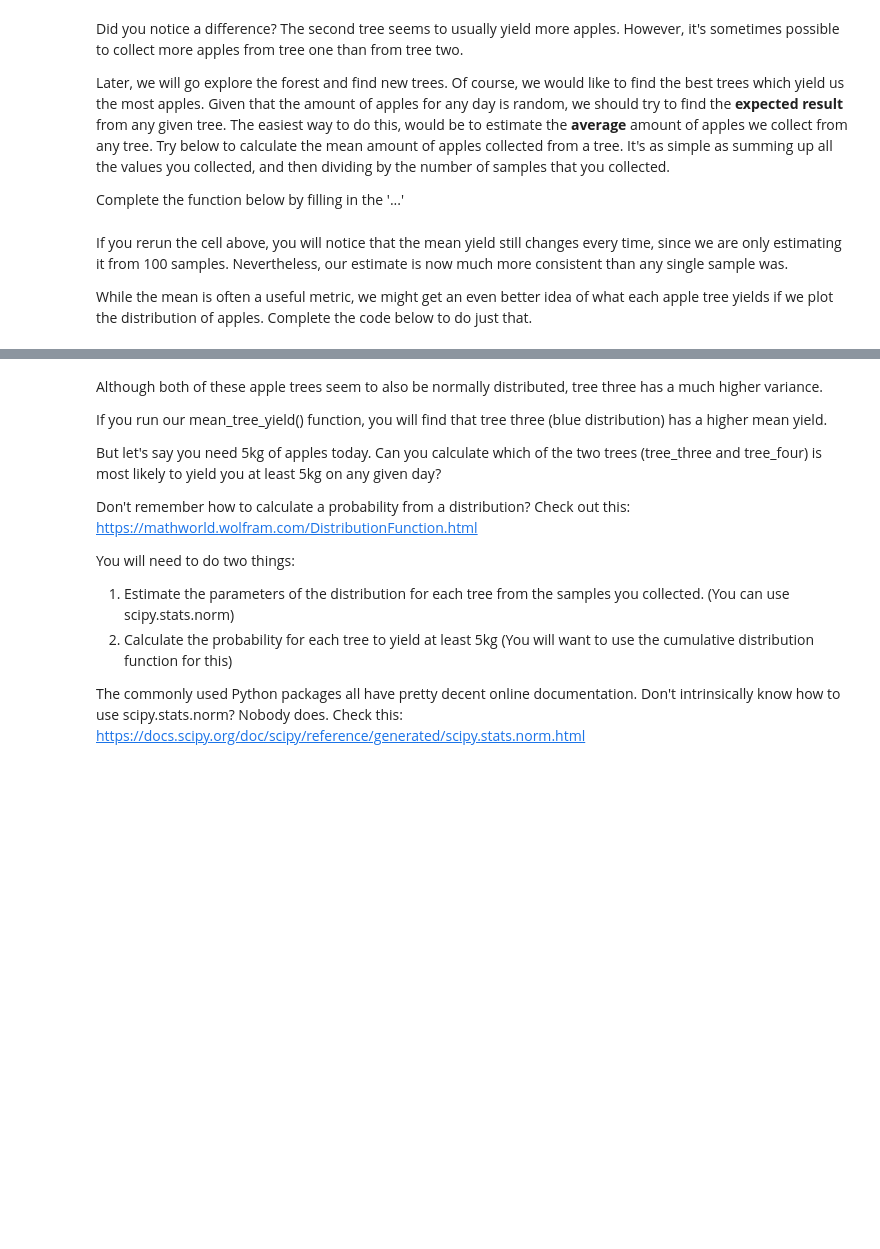
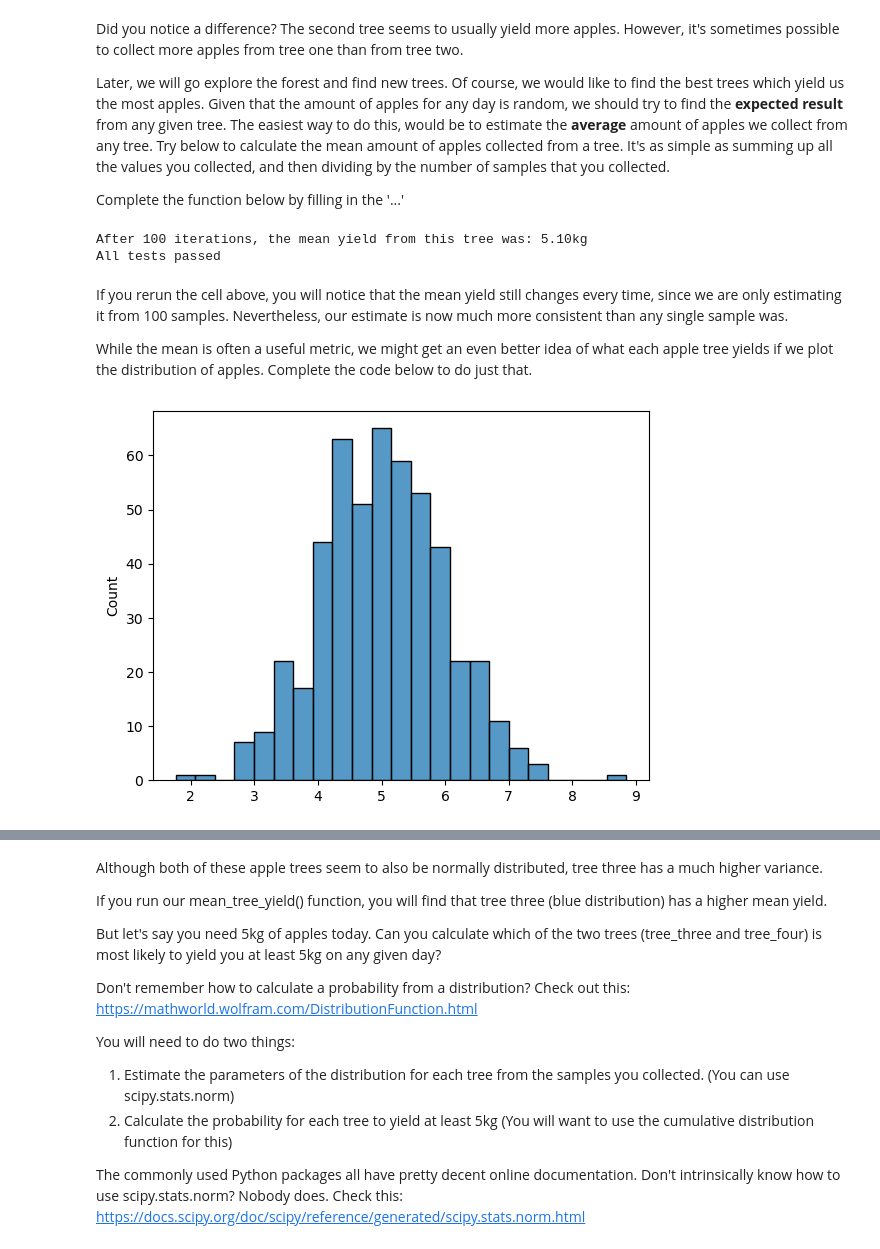
Before and after one commit to Sanne-vL/computational-thinking-week-individual-14568039, a Jupyter notebook: challenge_foraging/challenge_foraging_robot.ipynb, the cells around one changed output, grey strips where cells are left out. Cells and saved outputs as stored; diff of their text form; code cells hidden in the pictures; blank space fills up the shorter version.

```diff
--- a/challenge_foraging/challenge_foraging_robot.ipynb
+++ b/challenge_foraging/challenge_foraging_robot.ipynb
@@ -82,9 +82,10 @@ def mean_tree_yield(tree, iterations=100) -> float:
     samples = []
     # Collect one new sample from the given tree in each iteration using the forage() function of our bot.
     for i in range(iterations):
-        samples.append(...)
+        samples.append(forageBot.forage(tree))
     # Calculate and return the mean
-    return ...
+    mean = sum(samples) / iterations
+    return mean
 
 
 
@@ -93,6 +94,9 @@ print(f'After 100 iterations, the mean yield from this tree was: {mean_result:.0
 
 # This function is graded. You can uncomment the line below to test whether your function passes.
 tests.Test_MeanTreeYield(mean_tree_yield);
+# %% [output]
+After 100 iterations, the mean yield from this tree was: 5.10kg
+All tests passed
 # %% [markdown]
 If you rerun the cell above, you will notice that the mean yield still changes every time, since we are only estimating it from 100 samples. Nevertheless, our estimate is now much more consistent than any single sample was.
 
@@ -100,23 +104,25 @@ While the mean is often a useful metric, we might get an even better idea of wha
 # %%
 def plot_distribution(samples, color='blue') -> None:
     """ Plots the distribution of collected samples.
 
     Args:
         samples: A list of samples from a distribution.
         color: Name of the color in which to draw the distribution
     """
 
     # Hint: Use the histplot function of seaborn (imported as sns)
-    ...
+    sns.histplot(data=samples)
     return None
 
 
 
 # Set random seed so output matches the expected output
 np.random.seed(42)
 # Collect from a tree 500 times
 samples = [forageBot.forage(tree_two) for i in range(500)]
 plot_distribution(samples)
+# %% [output]
+[figure, added]
 # %% [markdown]
 You should generate this image:
 
```
Also changed, not shown: parts of 7 cells of this notebook, 1 other file.
